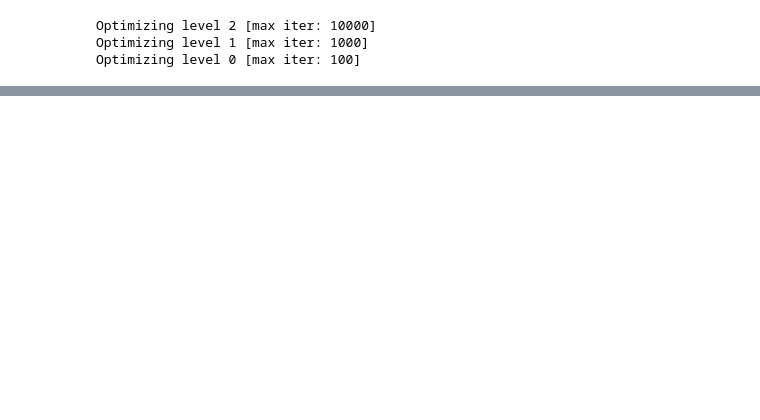
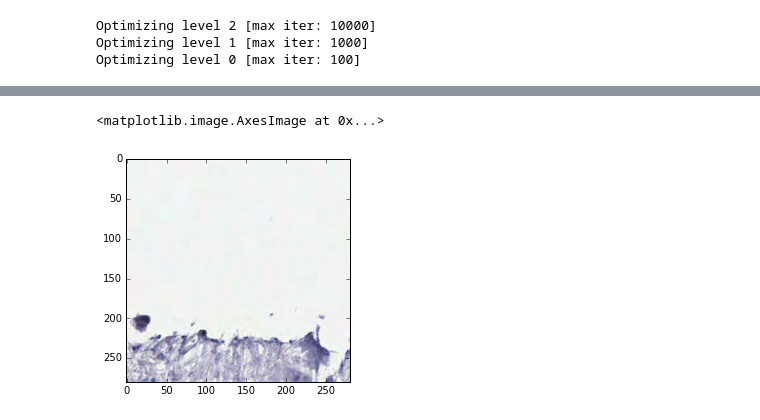
Before and after one commit to uw-biomedical-ml/tilelit, a Jupyter notebook: examples/register-and-tile.ipynb, the cells around one changed output, grey strips where cells are left out. Cells and saved outputs as stored; diff of their text form; code cells hidden in the pictures; blank space fills up the shorter version.

```diff
--- a/examples/register-and-tile.ipynb
+++ b/examples/register-and-tile.ipynb
@@ -66,2 +81,0 @@ y_center = round(np.random.rand() * (im_er_orig.shape[0] - box_size[0]//2) + box
-# %%
-x_center = round(np.random.rand() * (im_er_orig.shape[1] - box_size[1]//2) + box_size[1] // 2)
@@ -78,3 +82,9 @@ plt.imshow(im_er_orig[(coords[:, 0], coords[:, 1])].reshape(box_size + (-1, ))[.
+# %%
+box_size = (280, 280)
+# %%
+client = boto3.resource('s3', region_name='us-west-2')
+bucket_name = 'arokem.path'
+b = client.Bucket(bucket_name)
 # %%
 aff_orig = np.copy(aff_final)
 aff_orig[:, 2] = aff_orig[:, 2] * 10
@@ -146,0 +91,23 @@ ti.plot_together(img_final, im_er_orig[(coords[:, 0], coords[:, 1])].reshape(box
+# %%
+ii = 1
+foo = 0
+for y_corner in np.arange(0, im_stain_orig.shape[0], box_size[0]):
+    for x_corner in np.arange(0, im_stain_orig.shape[1], box_size[1]):
+        y_center = y_corner + box_size[0] // 2
+        x_center = x_corner + box_size[1] // 2
+        foo +=1
+        x_coords, y_coords = np.meshgrid(np.arange(x_center - box_size[1] // 2, x_center + box_size[1] // 2),
+                                         np.arange(y_center - box_size[0] // 2, y_center + box_size[0] // 2))
+
+        coords = np.array(list(zip(x_coords.ravel(), y_coords.ravel(), np.ones(np.product(box_size))))).astype(int)
+        im_stain_tile = im_stain_orig[(coords[:, 0], coords[:, 1])].reshape(box_size + (-1, ))
+        mean_tile = im_stain_tile[:, :, :3].mean()
+        if mean_tile < 230:
+            trans_coords = (np.round(np.dot(aff_orig, coords.T))).T.astype(int)
+            he_trans = im_he_orig[(trans_coords[:, 0], trans_coords[:, 1])].reshape(box_size + (-1, ))
+            imsave('./he.png', he_trans)
+            b.upload_file('he.png', op.join(case,'tiles','he%08d.png' % ii))
+            imsave('./stain.png', im_stain_tile)
+            b.upload_file('er.png', op.join(case,'tiles', '%s%08d.png'%(stain, ii)))
+            print(ii)
+            ii = ii + 1
@@ -146,0 +121,5 @@ ti.plot_together(img_final, im_er_orig[(coords[:, 0], coords[:, 1])].reshape(box
+# %%
+plt.imshow(im_stain_tile)
+# %% [output]
+<matplotlib.image.AxesImage at 0x...>
+[figure, added]
```
Also changed, not shown: parts of 34 cells of this notebook.
